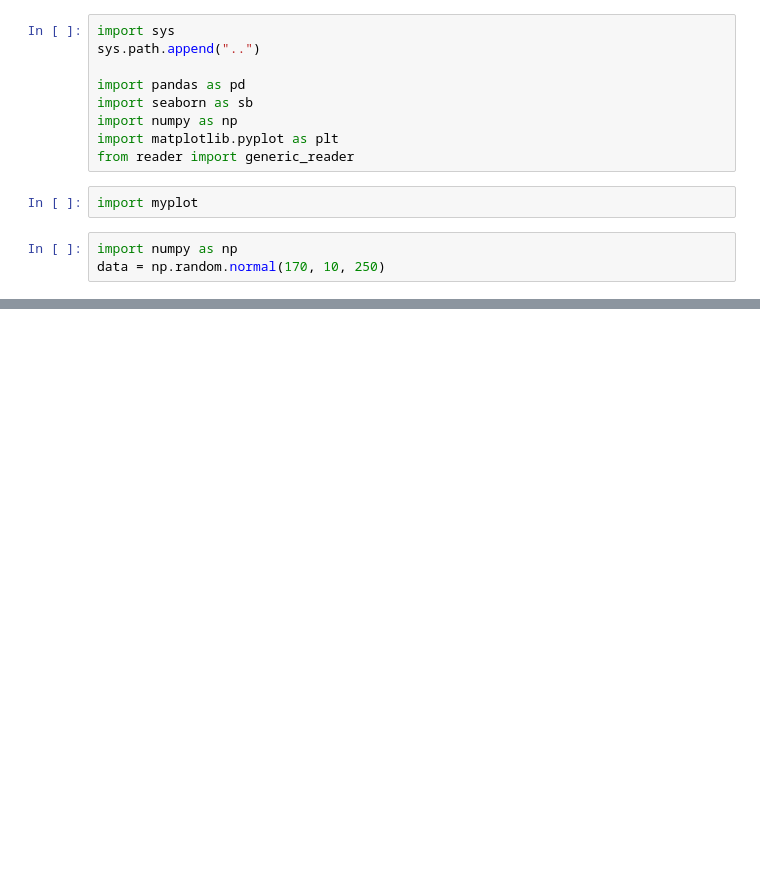
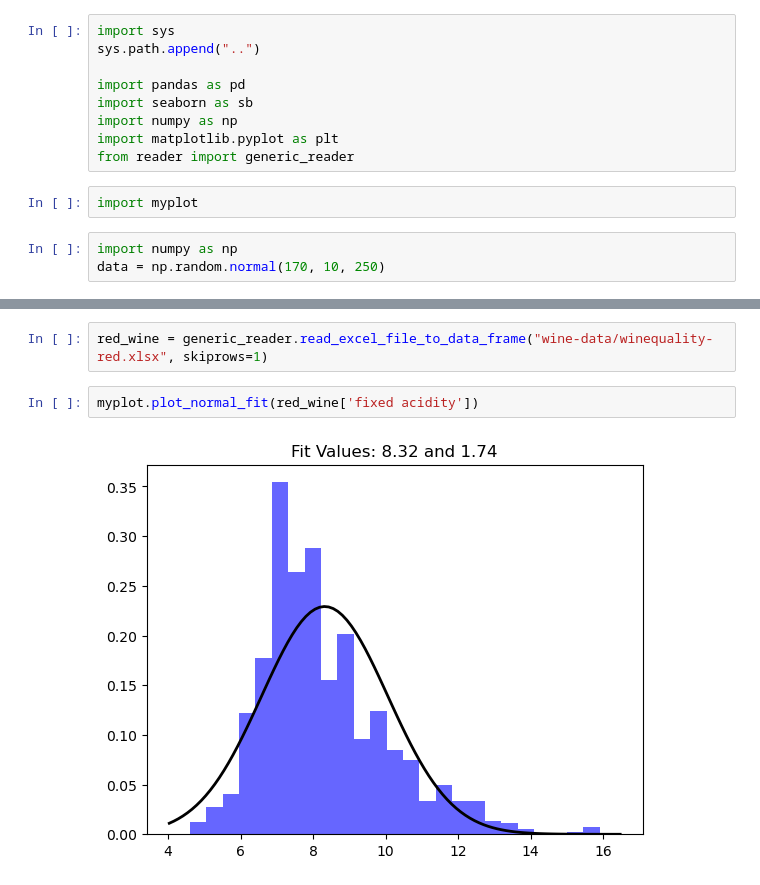
Before and after one commit to pbollhorn/bi-group5, a Jupyter notebook: mp2/test4.ipynb, the cells around one changed output, grey strips where cells are left out. Drawn from its saved outputs; the diff is of its cells as text; blank space fills up the shorter version.

```diff
--- a/mp2/test4.ipynb
+++ b/mp2/test4.ipynb
@@ -18,0 +19,6 @@ myplot.plot_normal_fit(data)
+# %%
+red_wine = generic_reader.read_excel_file_to_data_frame("wine-data/winequality-red.xlsx", skiprows=1)
+# %%
+myplot.plot_normal_fit(red_wine['fixed acidity'])
+# %% [output]
+[figure, added]
```
Also changed, not shown: parts of 2 cells of this notebook, 4 other files.
